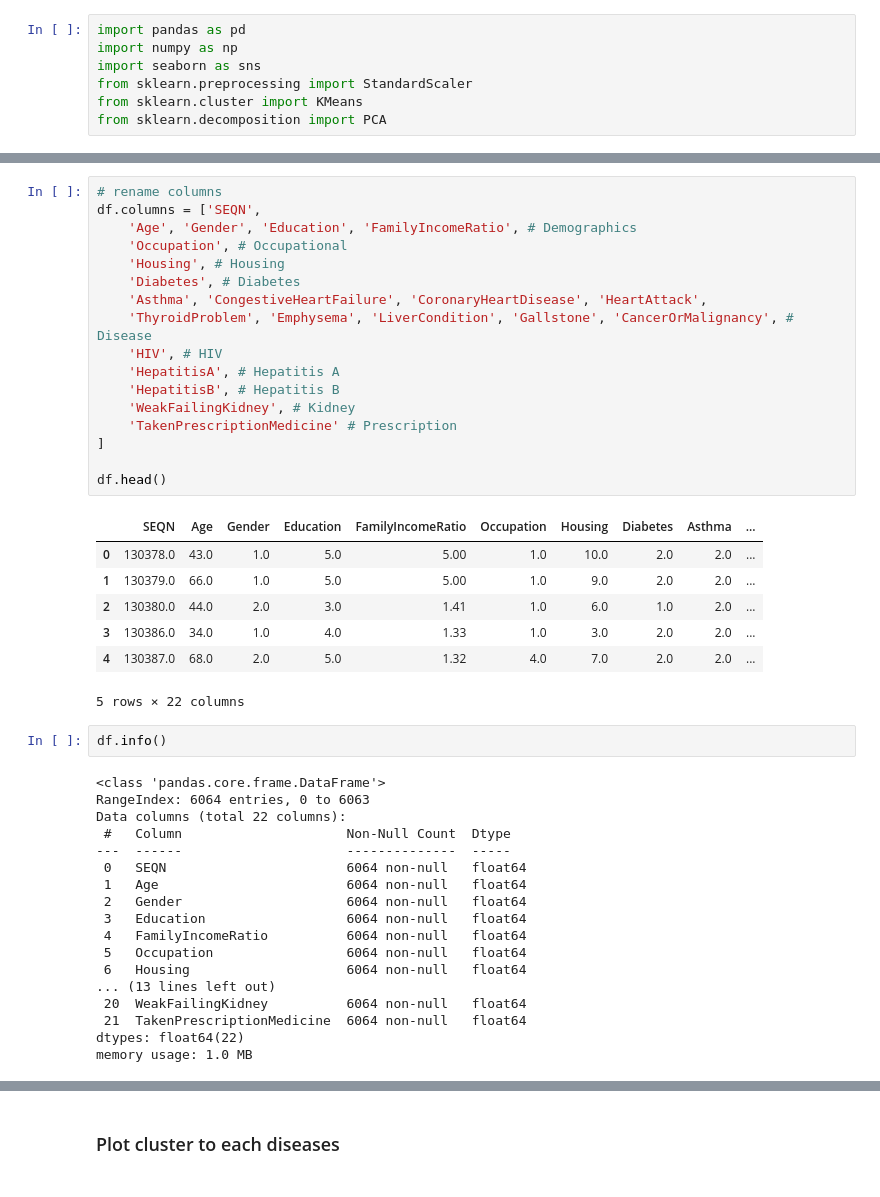
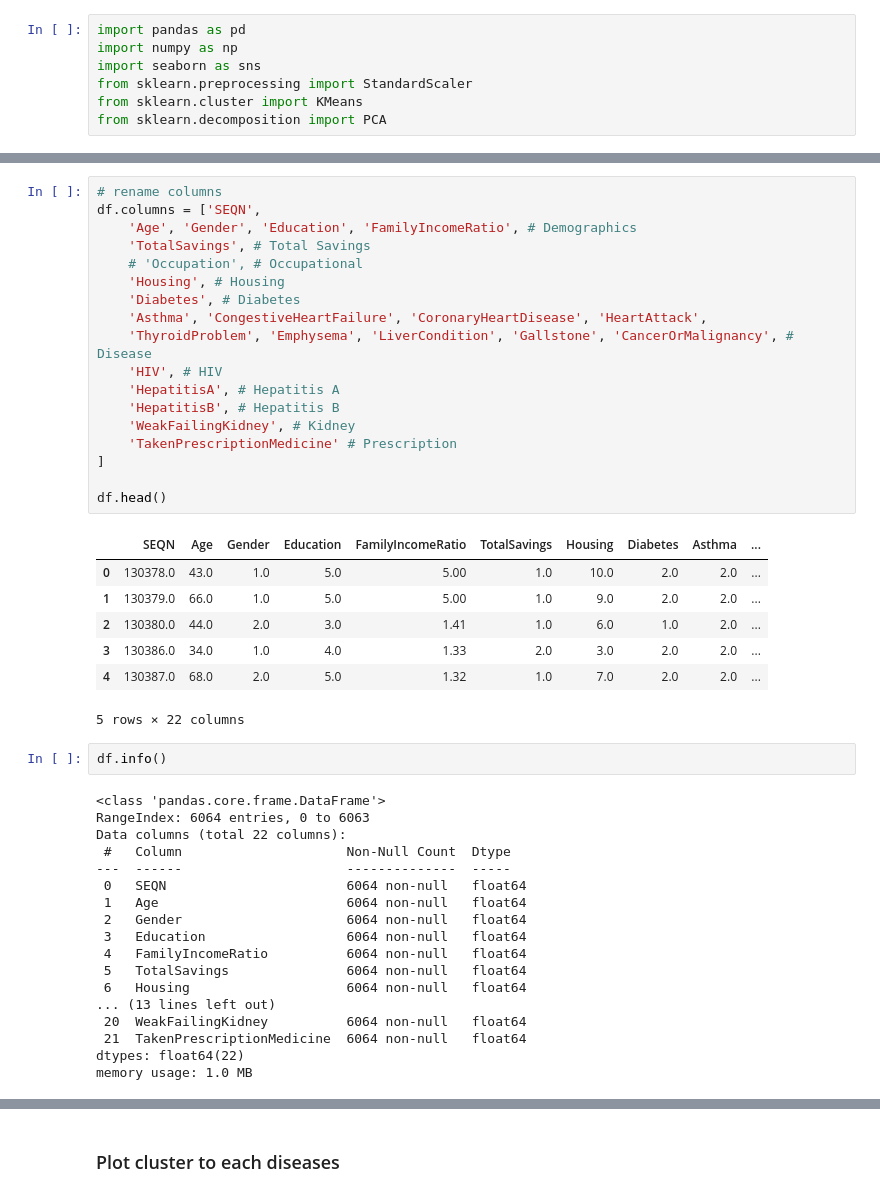
Before and after one commit to baldeoJV/CCADMACL_PROJ_COM222, a Jupyter notebook: socio_experimental (Carl).ipynb, the cells around one changed output, grey strips where cells are left out. Saved outputs shown, nothing was run; the diff lists cells and outputs as text.

```diff
--- a/socio_experimental (Carl).ipynb
+++ b/socio_experimental (Carl).ipynb
@@ -89,27 +89,28 @@ Index(['SEQN', 'RIDAGEYR', 'RIAGENDR', 'DMDEDUC2', 'INDFMPIR', 'OCD150',
 # %%
 # rename columns
 df.columns = ['SEQN',
     'Age', 'Gender', 'Education', 'FamilyIncomeRatio', # Demographics
-    'Occupation', # Occupational
+    'TotalSavings', # Total Savings
+    # 'Occupation', # Occupational
     'Housing', # Housing
     'Diabetes', # Diabetes
     'Asthma', 'CongestiveHeartFailure', 'CoronaryHeartDisease', 'HeartAttack',
     'ThyroidProblem', 'Emphysema', 'LiverCondition', 'Gallstone', 'CancerOrMalignancy', # Disease
     'HIV', # HIV
     'HepatitisA', # Hepatitis A
     'HepatitisB', # Hepatitis B
     'WeakFailingKidney', # Kidney
     'TakenPrescriptionMedicine' # Prescription
 ]
 
 df.head()
 # %% [output]
-|  | SEQN | Age | Gender | Education | FamilyIncomeRatio | Occupation | Housing | Diabetes | Asthma | ... |
+|  | SEQN | Age | Gender | Education | FamilyIncomeRatio | TotalSavings | Housing | Diabetes | Asthma | ... |
 | 0 | 130378.0 | 43.0 | 1.0 | 5.0 | 5.00 | 1.0 | 10.0 | 2.0 | 2.0 | ... |
 | 1 | 130379.0 | 66.0 | 1.0 | 5.0 | 5.00 | 1.0 | 9.0 | 2.0 | 2.0 | ... |
 | 2 | 130380.0 | 44.0 | 2.0 | 3.0 | 1.41 | 1.0 | 6.0 | 1.0 | 2.0 | ... |
-| 3 | 130386.0 | 34.0 | 1.0 | 4.0 | 1.33 | 1.0 | 3.0 | 2.0 | 2.0 | ... |
-| 4 | 130387.0 | 68.0 | 2.0 | 5.0 | 1.32 | 4.0 | 7.0 | 2.0 | 2.0 | ... |
+| 3 | 130386.0 | 34.0 | 1.0 | 4.0 | 1.33 | 2.0 | 3.0 | 2.0 | 2.0 | ... |
+| 4 | 130387.0 | 68.0 | 2.0 | 5.0 | 1.32 | 1.0 | 7.0 | 2.0 | 2.0 | ... |
 5 rows × 22 columns
 # %%
 df.info()
@@ -124,7 +125,7 @@ Data columns (total 22 columns):
  2   Gender                     6064 non-null   float64
  3   Education                  6064 non-null   float64
  4   FamilyIncomeRatio          6064 non-null   float64
- 5   Occupation                 6064 non-null   float64
+ 5   TotalSavings               6064 non-null   float64
  6   Housing                    6064 non-null   float64
 ... (13 lines left out)
  20  WeakFailingKidney          6064 non-null   float64
```
Also changed, not shown: parts of 23 cells of this notebook, 1 other file.
